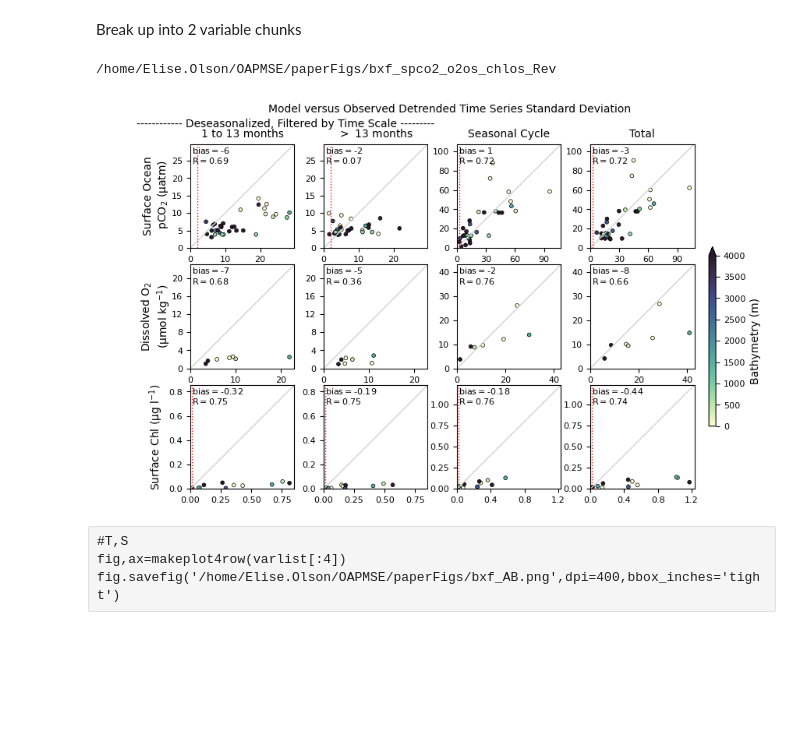
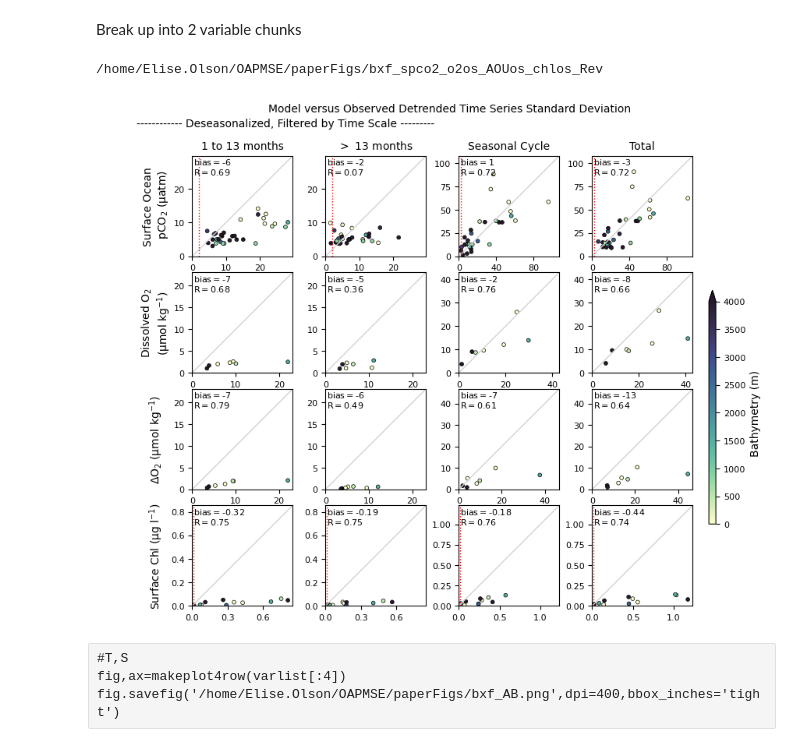
Before and after one commit to e-olson/Site-specific-multiple-stressor-manuscript-code-Can, a Jupyter notebook: code/Tools/Tools/boxcarVarSummaryPlot-Monthly.ipynb, the cells around one changed output. Cells and saved outputs as stored; diff of their text form; code cells hidden in the pictures; blank space fills up the shorter version.

```diff
--- a/code/Tools/Tools/boxcarVarSummaryPlot-Monthly.ipynb
+++ b/code/Tools/Tools/boxcarVarSummaryPlot-Monthly.ipynb
@@ -466,15 +466,15 @@ def makeplot3row(varlist):
                      ha='center',annotation_clip=False,fontsize=fs);
     return fig,ax
 # %%
-varlisti=['spco2','o2os','chlos']
+varlisti=['spco2','o2os','AOUos','chlos']
 fig,ax=makeplot3row(varlisti)
 fname=f'/home/Elise.Olson/OAPMSE/paperFigs/bxf_{"_".join(varlisti)}_Rev'
 # fig.savefig(fname+'.pdf',dpi=400,bbox_inches='tight')
 # fig.savefig(fname+'.tif',dpi=400,bbox_inches='tight')
 print(fname)
 # %% [output]
-/home/Elise.Olson/OAPMSE/paperFigs/bxf_spco2_o2os_chlos_Rev
+/home/Elise.Olson/OAPMSE/paperFigs/bxf_spco2_o2os_AOUos_chlos_Rev
-[figure, old version]
+[figure, new version]
 # %% [raw]
 #T,S
 fig,ax=makeplot4row(varlist[:4])
```
Also changed, not shown: parts of 2 cells of this notebook, 45 other files.
